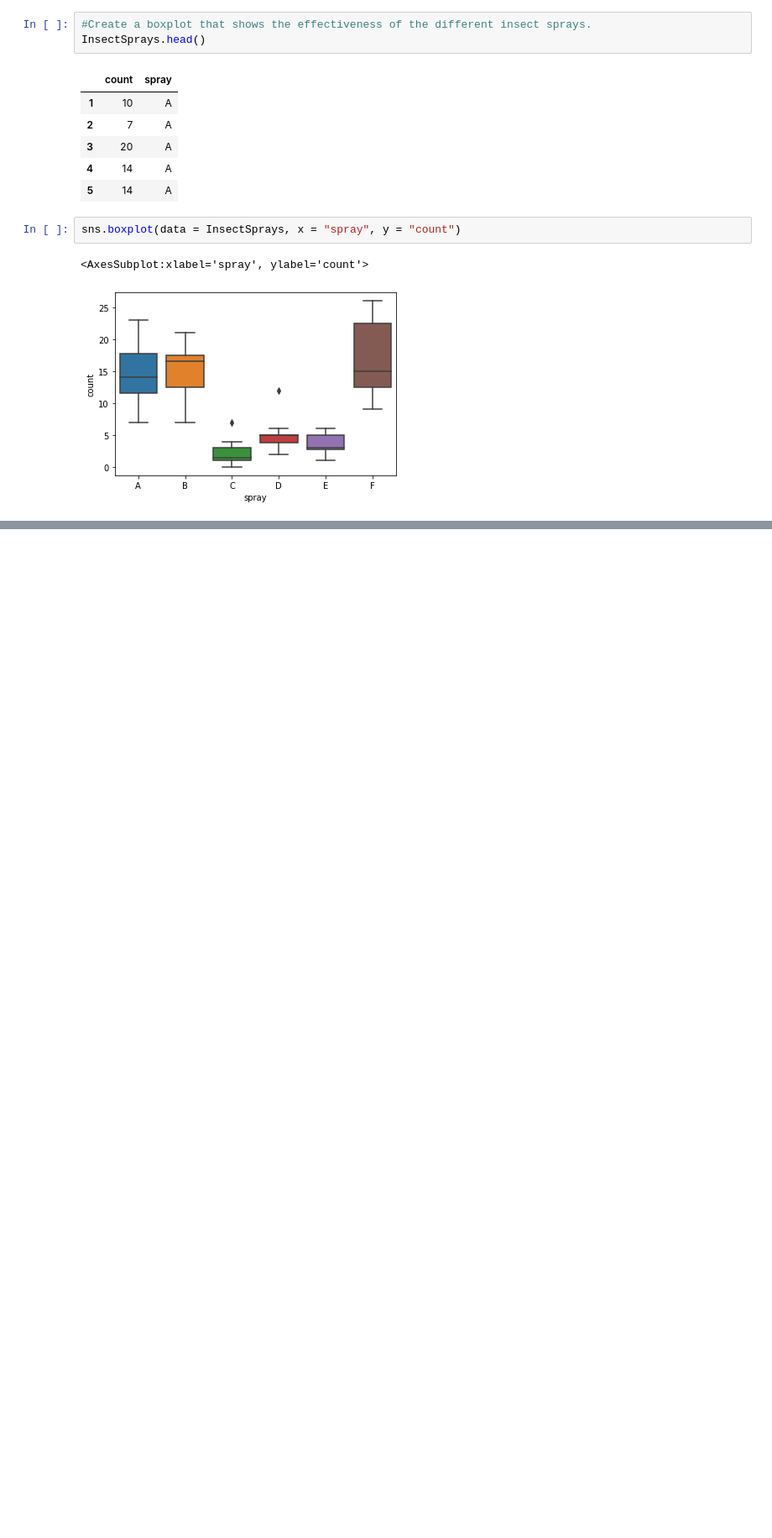
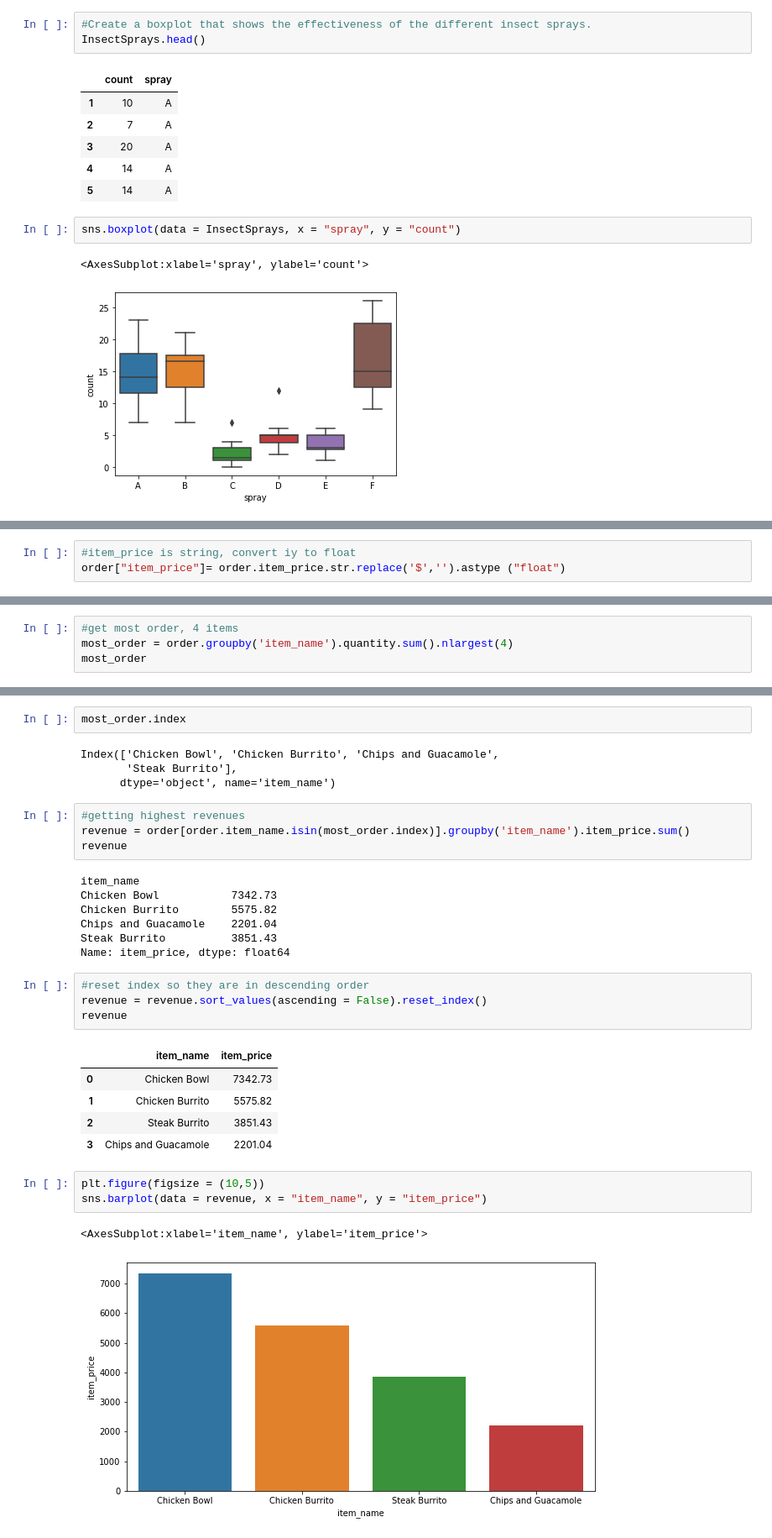
Before and after one commit to rajeshlamichhane04/numpy-pandas-visualization-exercises, a Jupyter notebook: seaborn_exercises.ipynb, the cells around one changed output, grey strips where cells are left out. Shown: that part at 84% size. Saved outputs shown, nothing was run; the diff lists cells and outputs as text; blank space fills up the shorter version.

```diff
--- a/seaborn_exercises.ipynb
+++ b/seaborn_exercises.ipynb
@@ -165,0 +265,3 @@ sns.boxplot(data = InsectSprays, x = "spray", y = "count")
+# %%
+#item_price is string, convert iy to float
+order["item_price"]= order.item_price.str.replace('$','').astype ("float")
@@ -165,0 +274,4 @@ sns.boxplot(data = InsectSprays, x = "spray", y = "count")
+# %%
+#get most order, 4 items
+most_order = order.groupby('item_name').quantity.sum().nlargest(4)
+most_order
@@ -165,0 +285,33 @@ sns.boxplot(data = InsectSprays, x = "spray", y = "count")
+# %%
+most_order.index
+# %% [output]
+Index(['Chicken Bowl', 'Chicken Burrito', 'Chips and Guacamole',
+       'Steak Burrito'],
+      dtype='object', name='item_name')
+# %%
+#getting highest revenues
+revenue = order[order.item_name.isin(most_order.index)].groupby('item_name').item_price.sum()
+revenue
+# %% [output]
+item_name
+Chicken Bowl           7342.73
+Chicken Burrito        5575.82
+Chips and Guacamole    2201.04
+Steak Burrito          3851.43
+Name: item_price, dtype: float64
+# %%
+#reset index so they are in descending order
+revenue = revenue.sort_values(ascending = False).reset_index()
+revenue
+# %% [output]
+|  | item_name | item_price |
+| 0 | Chicken Bowl | 7342.73 |
+| 1 | Chicken Burrito | 5575.82 |
+| 2 | Steak Burrito | 3851.43 |
+| 3 | Chips and Guacamole | 2201.04 |
+# %%
+plt.figure(figsize = (10,5))
+sns.barplot(data = revenue, x = "item_name", y = "item_price")
+# %% [output]
+<AxesSubplot:xlabel='item_name', ylabel='item_price'>
+[figure, added]
```
Also changed, not shown: parts of 19 cells of this notebook.
